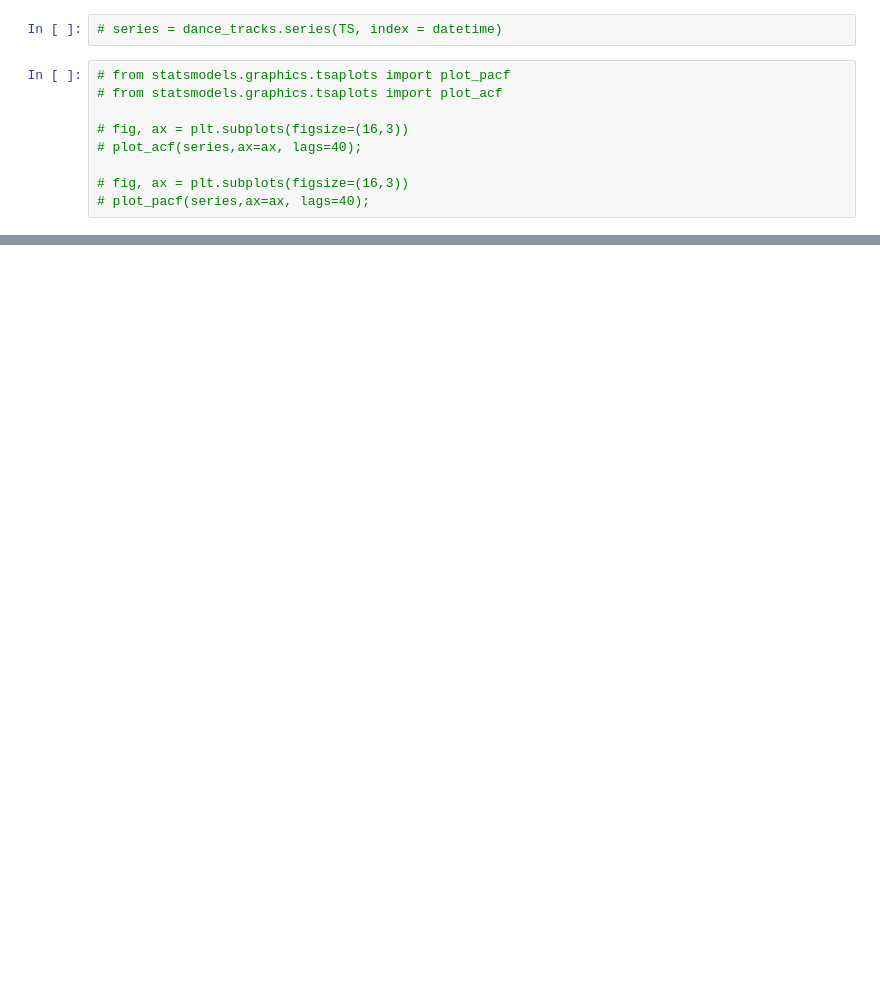
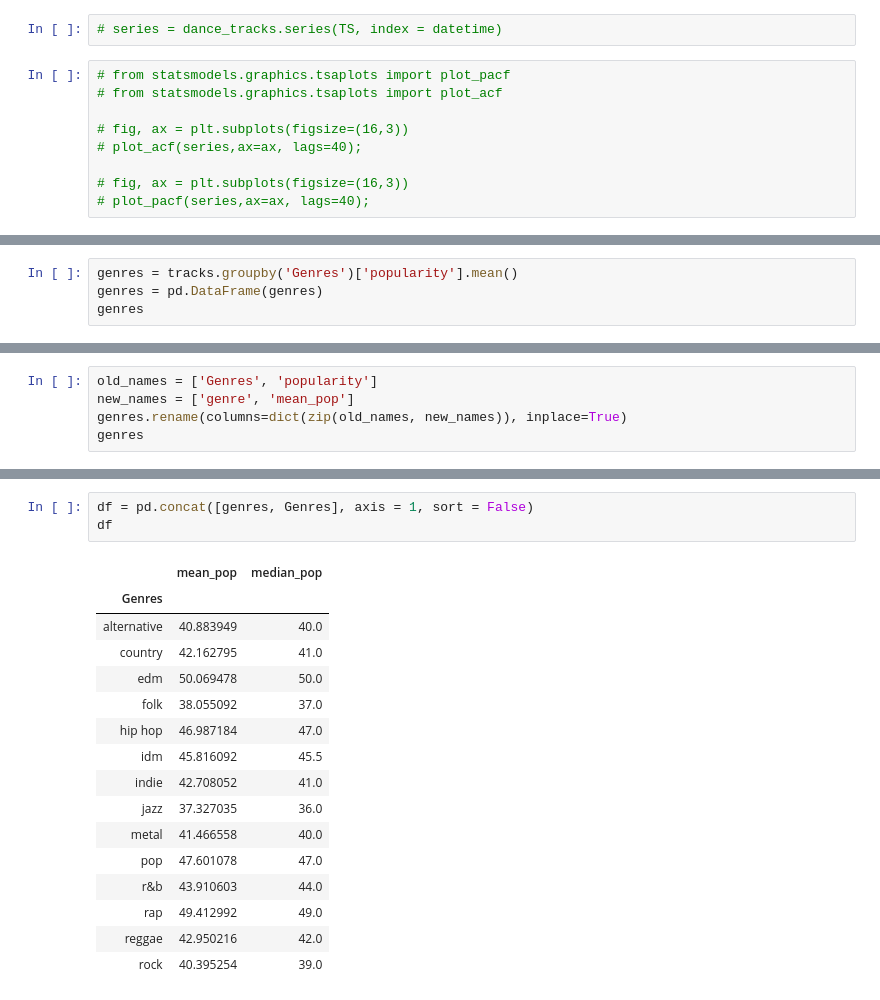
Before and after one commit to fsarraf/Mod4_Project, a Jupyter notebook: Mahima's working notebook.ipynb, the cells around one changed output, grey strips where cells are left out. Drawn from its saved outputs; the diff is of its cells as text; blank space fills up the shorter version.

```diff
--- a/Mahima's working notebook.ipynb
+++ b/Mahima's working notebook.ipynb
@@ -749,0 +714,4 @@ Freq: M, Name: danceability, dtype: float64
+# %%
+genres = tracks.groupby('Genres')['popularity'].mean()
+genres = pd.DataFrame(genres)
+genres
@@ -749,0 +735,5 @@ Freq: M, Name: danceability, dtype: float64
+# %%
+old_names = ['Genres', 'popularity']
+new_names = ['genre', 'mean_pop']
+genres.rename(columns=dict(zip(old_names, new_names)), inplace=True)
+genres
@@ -749,0 +800,20 @@ Freq: M, Name: danceability, dtype: float64
+# %%
+df = pd.concat([genres, Genres], axis = 1, sort = False)
+df
+# %% [output]
+|  | mean_pop | median_pop |
+| Genres |  |  |
+| alternative | 40.883949 | 40.0 |
+| country | 42.162795 | 41.0 |
+| edm | 50.069478 | 50.0 |
+| folk | 38.055092 | 37.0 |
+| hip hop | 46.987184 | 47.0 |
+| idm | 45.816092 | 45.5 |
+| indie | 42.708052 | 41.0 |
+| jazz | 37.327035 | 36.0 |
+| metal | 41.466558 | 40.0 |
+| pop | 47.601078 | 47.0 |
+| r&b | 43.910603 | 44.0 |
+| rap | 49.412992 | 49.0 |
+| reggae | 42.950216 | 42.0 |
+| rock | 40.395254 | 39.0 |
```
Also changed, not shown: parts of 13 cells of this notebook.
